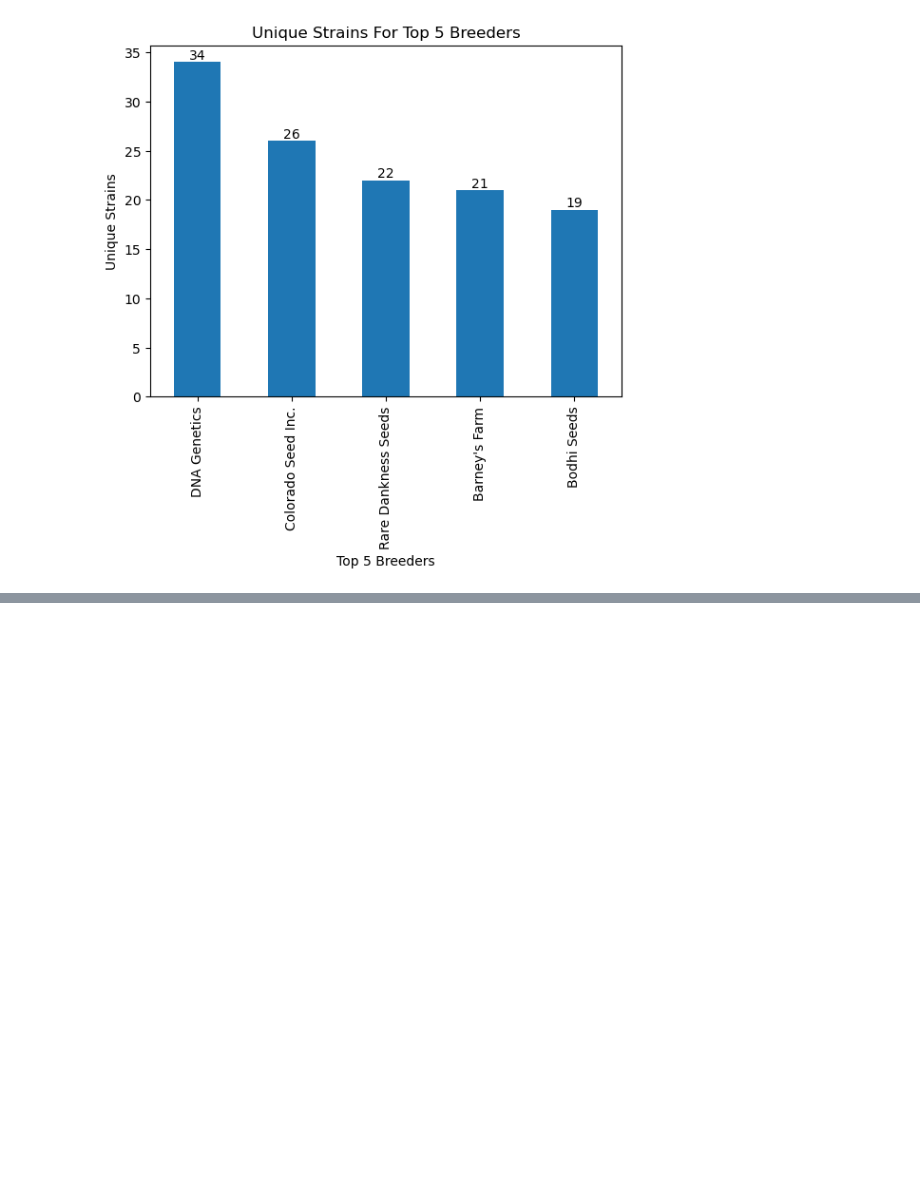
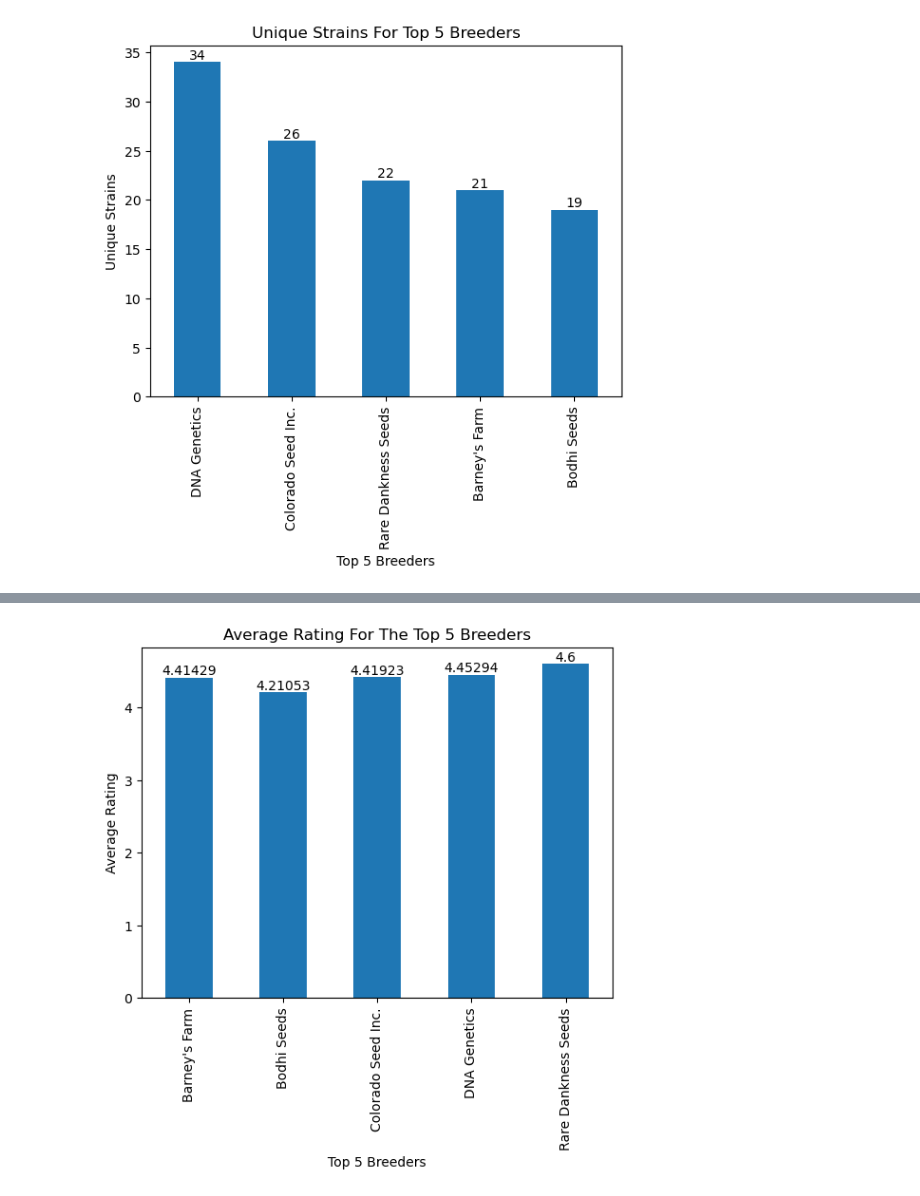
Before and after one commit to Berli85/SMU-Project-1-MaryJane, a Jupyter notebook: LattiWork/LATTIProject 1 Team 2 data.ipynb, the cells around one changed output, grey strips where cells are left out. Saved outputs shown, nothing was run; the diff lists cells and outputs as text; code cells hidden in the pictures; blank space fills up the shorter version.

```diff
--- a/LattiWork/LATTIProject 1 Team 2 data.ipynb
+++ b/LattiWork/LATTIProject 1 Team 2 data.ipynb
@@ -320,3 +315,7 @@ plt.title('Unique Strains For Top 5 Breeders')
 plt.show()
 # %% [output]
 [figure]
+# %%
+# Group the top 5 Breeders' by Avg Rating
+top5_breeders_avg=top5_breeders_df.groupby("Breeders").Rating.mean()
+top5_breeders_avg
@@ -322,0 +330,12 @@ plt.show()
+# %%
+# Create Bar Chart Showing the Avg Rating For The Top 5 Breeders
+ax = top5_breeders_avg.plot.bar(x='breeders', y='rating', legend=False)
+
+#annotate bars
+ax.bar_label(ax.containers[0])
+plt.xlabel('Top 5 Breeders')
+plt.ylabel('Average Rating')
+plt.title('Average Rating For The Top 5 Breeders')
+plt.show()
+# %% [output]
+[figure, added]
```
Also changed, not shown: parts of 5 cells of this notebook, 1 other file.
